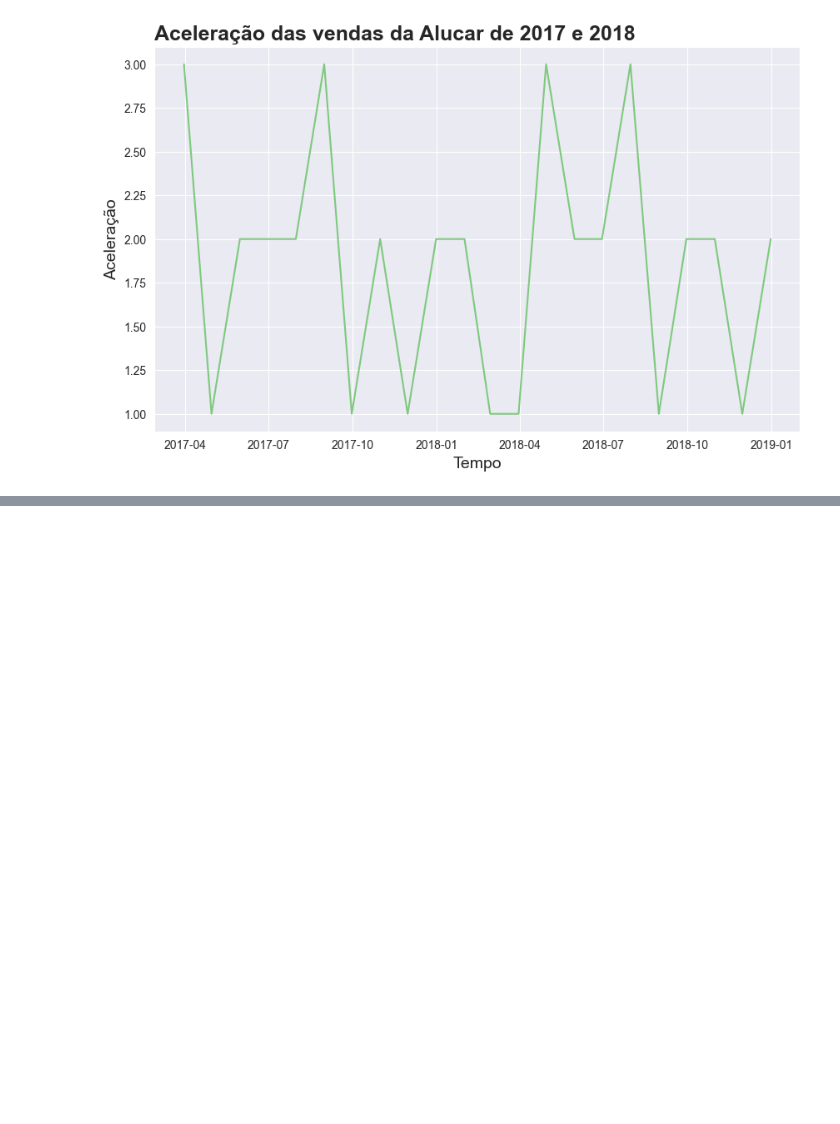
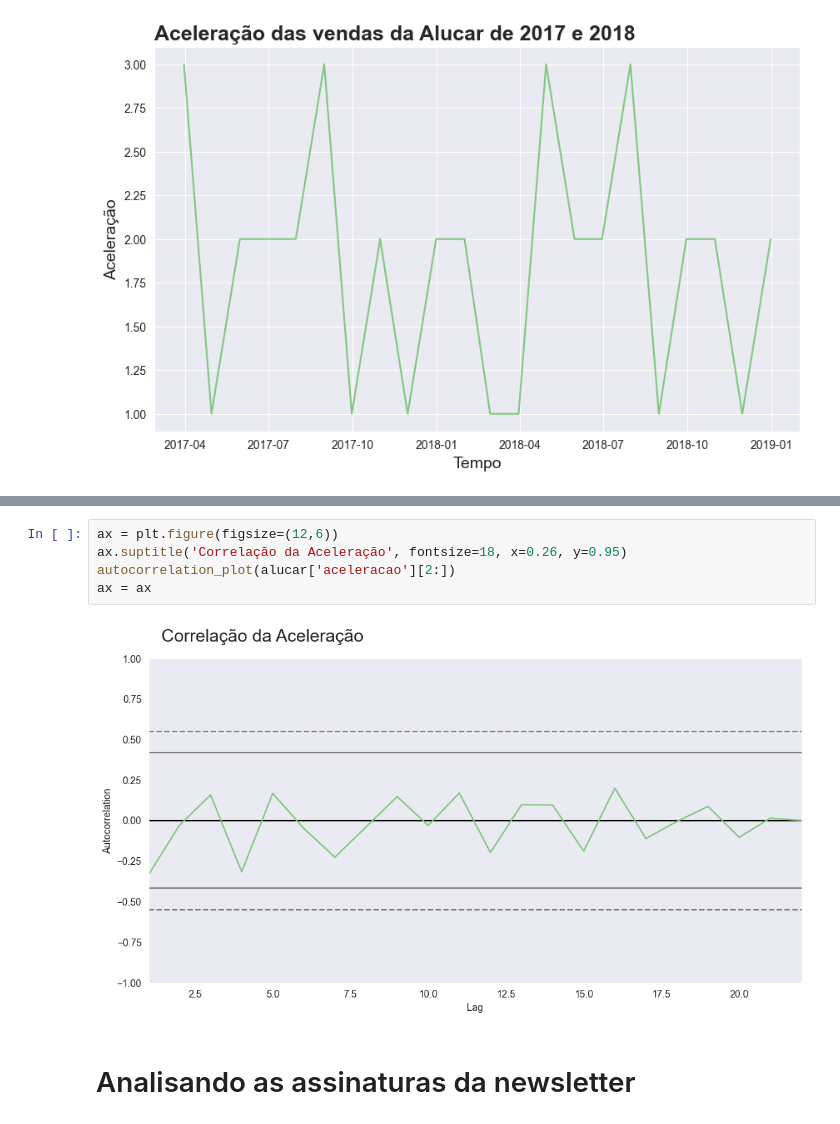
Before and after one commit to giulianafernandes/analise_de_series_temporais, a Jupyter notebook: time_series_nb.ipynb, the cells around one changed output, grey strips where cells are left out. Drawn from its saved outputs; the diff is of its cells as text; blank space fills up the shorter version.

```diff
--- a/time_series_nb.ipynb
+++ b/time_series_nb.ipynb
@@ -131,0 +169,9 @@ plotar('Aceleração das vendas da Alucar de 2017 e 2018', 'Tempo', 'Aceleraçã
+# %%
+ax = plt.figure(figsize=(12,6))
+ax.suptitle('Correlação da Aceleração', fontsize=18, x=0.26, y=0.95)
+autocorrelation_plot(alucar['aceleracao'][2:])
+ax = ax
+# %% [output]
+[figure, added]
+# %% [markdown]
+# Analisando as assinaturas da newsletter
```
Also changed, not shown: parts of 38 cells of this notebook.
